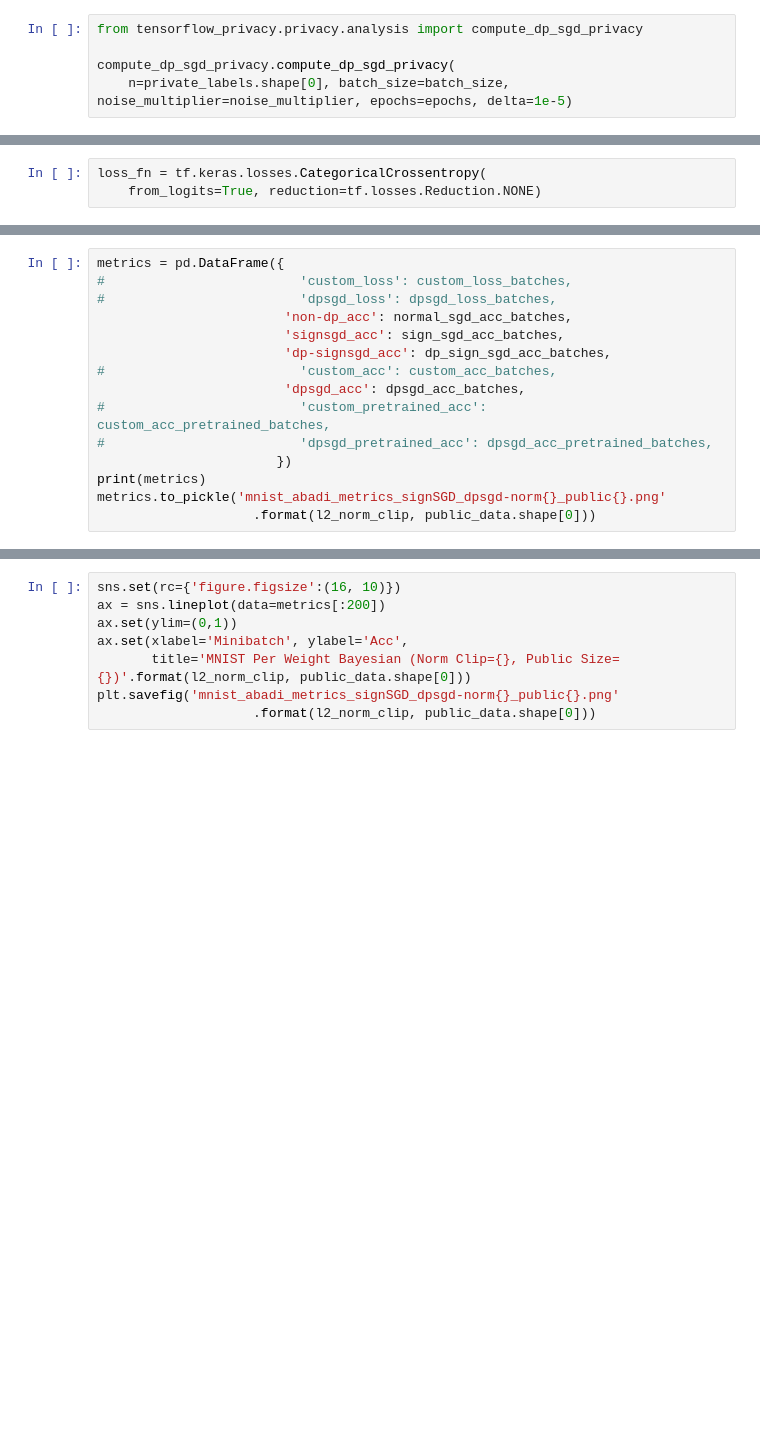
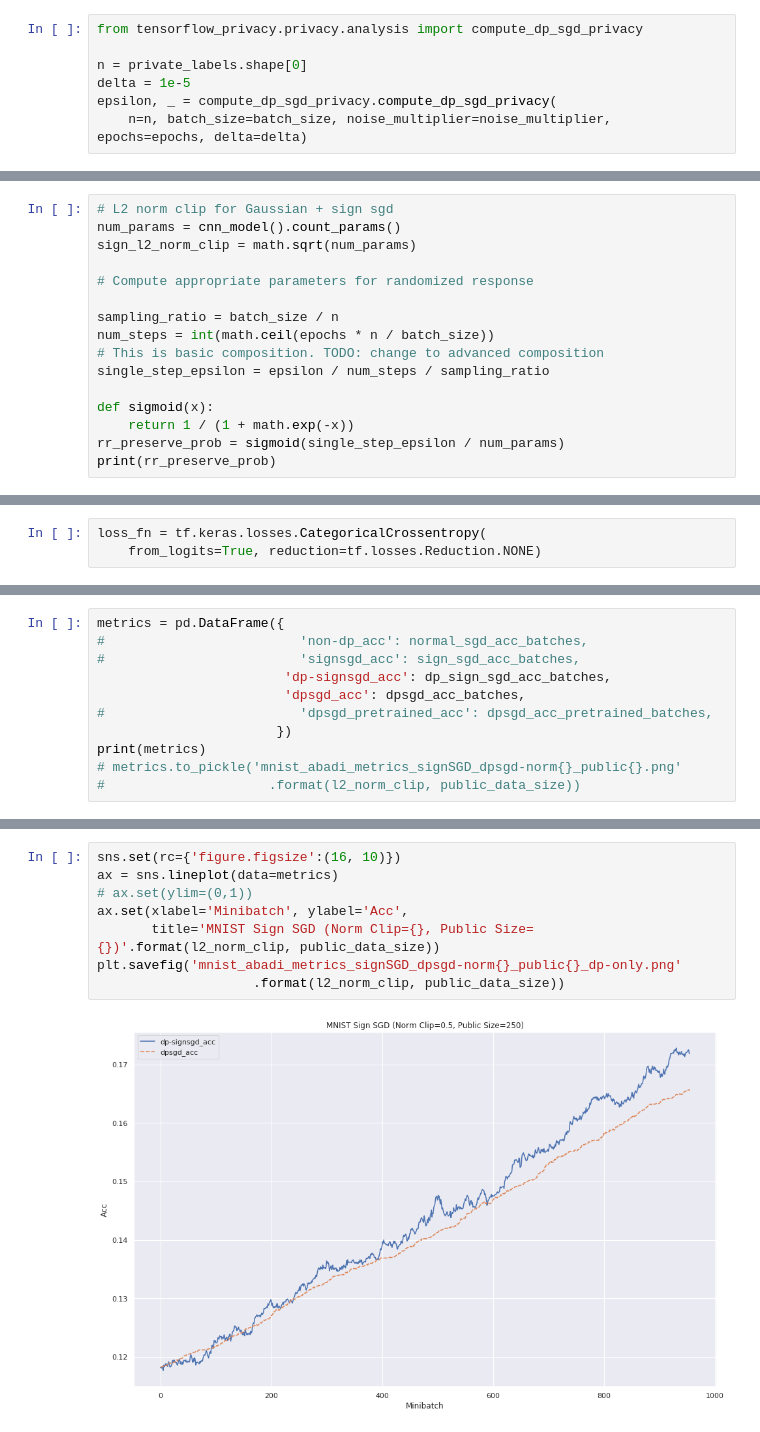
Before and after one commit to qinghao1/gradient, a Jupyter notebook: mnist_signSGD.ipynb, the cells around one changed output, grey strips where cells are left out. Cells and saved outputs as stored; diff of their text form; blank space fills up the shorter version.

```diff
--- a/mnist_signSGD.ipynb
+++ b/mnist_signSGD.ipynb
@@ -80,6 +83,8 @@ print(private_labels.shape)
 # %%
 from tensorflow_privacy.privacy.analysis import compute_dp_sgd_privacy
 
-compute_dp_sgd_privacy.compute_dp_sgd_privacy(
-    n=private_labels.shape[0], batch_size=batch_size, noise_multiplier=noise_multiplier, epochs=epochs, delta=1e-5)
+n = private_labels.shape[0]
+delta = 1e-5
+epsilon, _ = compute_dp_sgd_privacy.compute_dp_sgd_privacy(
+    n=n, batch_size=batch_size, noise_multiplier=noise_multiplier, epochs=epochs, delta=delta)
 # %% [output]
@@ -101,3 +105,19 @@ def cnn_model():
     model.load_weights('mnist_abadi_weights.h5')
 
     return model
+# %%
+# L2 norm clip for Gaussian + sign sgd
+num_params = cnn_model().count_params()
+sign_l2_norm_clip = math.sqrt(num_params)
+
+# Compute appropriate parameters for randomized response
+
+sampling_ratio = batch_size / n
+num_steps = int(math.ceil(epochs * n / batch_size))
+# This is basic composition. TODO: change to advanced composition
+single_step_epsilon = epsilon / num_steps / sampling_ratio
+
+def sigmoid(x):
+    return 1 / (1 + math.exp(-x))
+rr_preserve_prob = sigmoid(single_step_epsilon / num_params)
+print(rr_preserve_prob)
@@ -482,15 +443,11 @@ print(evaluate_model(dpsgd_model_pretrained, loss_fn, test_data, test_labels))
 # %%
 metrics = pd.DataFrame({
-#                         'custom_loss': custom_loss_batches,
-#                         'dpsgd_loss': dpsgd_loss_batches,
-                        'non-dp_acc': normal_sgd_acc_batches,
-                        'signsgd_acc': sign_sgd_acc_batches,
+#                         'non-dp_acc': normal_sgd_acc_batches,
+#                         'signsgd_acc': sign_sgd_acc_batches,
                         'dp-signsgd_acc': dp_sign_sgd_acc_batches,
-#                         'custom_acc': custom_acc_batches,
                         'dpsgd_acc': dpsgd_acc_batches,
-#                         'custom_pretrained_acc': custom_acc_pretrained_batches,
 #                         'dpsgd_pretrained_acc': dpsgd_acc_pretrained_batches,
                        })
 print(metrics)
-metrics.to_pickle('mnist_abadi_metrics_signSGD_dpsgd-norm{}_public{}.png'
-                    .format(l2_norm_clip, public_data.shape[0]))
+# metrics.to_pickle('mnist_abadi_metrics_signSGD_dpsgd-norm{}_public{}.png'
+#                     .format(l2_norm_clip, public_data_size))
@@ -497,8 +469,10 @@ metrics.to_pickle('mnist_abadi_metrics_signSGD_dpsgd-norm{}_public{}.png'
 # %%
 sns.set(rc={'figure.figsize':(16, 10)})
-ax = sns.lineplot(data=metrics[:200])
-ax.set(ylim=(0,1))
+ax = sns.lineplot(data=metrics)
+# ax.set(ylim=(0,1))
 ax.set(xlabel='Minibatch', ylabel='Acc',
-       title='MNIST Per Weight Bayesian (Norm Clip={}, Public Size={})'.format(l2_norm_clip, public_data.shape[0]))
-plt.savefig('mnist_abadi_metrics_signSGD_dpsgd-norm{}_public{}.png'
-                    .format(l2_norm_clip, public_data.shape[0]))
+       title='MNIST Sign SGD (Norm Clip={}, Public Size={})'.format(l2_norm_clip, public_data_size))
+plt.savefig('mnist_abadi_metrics_signSGD_dpsgd-norm{}_public{}_dp-only.png'
+                    .format(l2_norm_clip, public_data_size))
+# %% [output]
+[figure, added]
```
Also changed, not shown: parts of 11 cells of this notebook, 18 other files.
